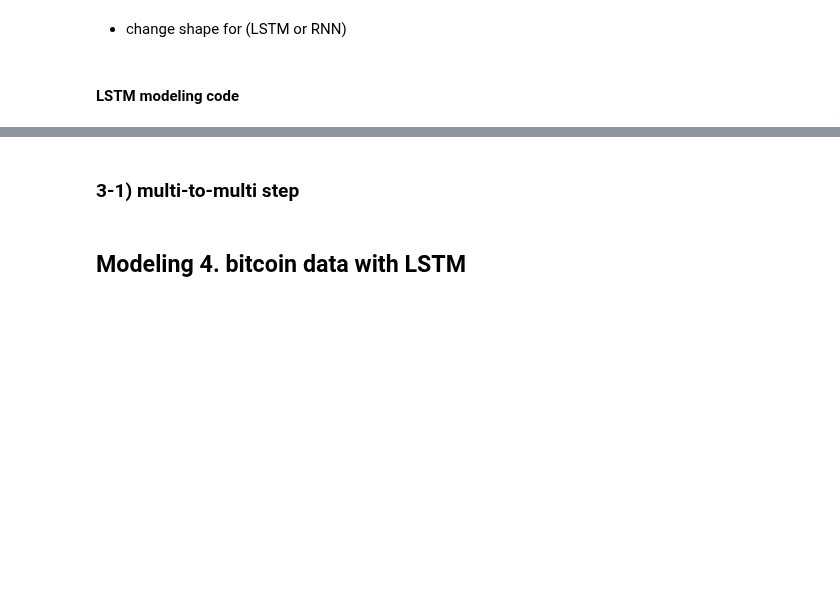
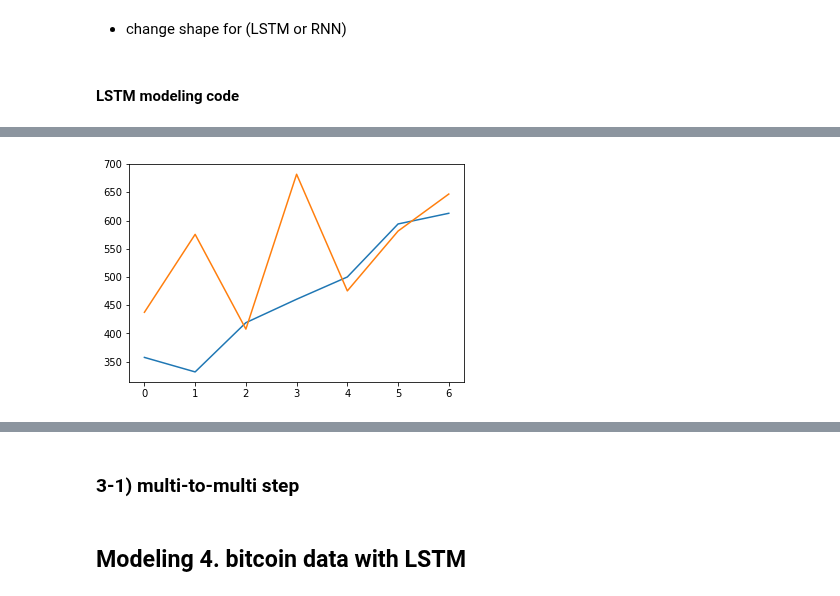
Before and after one commit to yoonkt200/tutorial-keras-deeplearning, a Jupyter notebook: 05-LSTM-keras/keras-lstm-series-tutorial.ipynb, the cells around one changed output, grey strips where cells are left out. Saved outputs shown, nothing was run; the diff lists cells and outputs as text; code cells hidden in the pictures; blank space fills up the shorter version.

Commit message:
lstm 3-1 end

```diff
--- a/05-LSTM-keras/keras-lstm-series-tutorial.ipynb
+++ b/05-LSTM-keras/keras-lstm-series-tutorial.ipynb
@@ -451,27 +454,23 @@ x_test_series = x_test.reshape(x_test.shape[0], time_step, feature_num)
 # %%
+num_epochs = 500
+batch_size=1
+
 # simple lstm network learning
 model = Sequential()
-model.add(LSTM(20, input_shape=(time_step, feature_num), return_sequences=False, stateful=True)) # (timestep, feature)
+model.add(LSTM(128, batch_input_shape=(batch_size, time_step, feature_num), # batch_input_shape = (배치사이즈, 타임스텝, 속성)
+               return_sequences=False,
+               stateful=True))
 model.add(Dense(1)) # output = 1
 model.compile(loss='mean_squared_error', optimizer='adam')
 
-model.fit(x_train_series, y_train, epochs=100, batch_size=13, verbose=1)
+for epoch_idx in range(num_epochs):
+    print ('epochs : ' + str(epoch_idx) )
+    model.fit(x_train_series, y_train, epochs=1, batch_size=batch_size, verbose=2, shuffle=False)
+    model.reset_states()
 
-# make prediction
-testPredict = model.predict(testX)
-testPredict = scaler.inverse_transform(testPredict)
-testY = scaler.inverse_transform(testY)
-testScore = math.sqrt(mean_squared_error(testY, testPredict))
-print('Train Score: %.2f RMSE' % testScore)
-
-# predict last value (or tomorrow?)
-lastX = nptf[-1]
-lastX = np.reshape(lastX, (1, 1, 1))
-lastY = model.predict(lastX)
-lastY = scaler.inverse_transform(lastY)
-print('Predict the Close value of final day: %d' % lastY)  # 데이터 입력 마지막 다음날 종가 예측
-
-# plot
-plt.plot(testPredict)
-plt.plot(testY)
-plt.show()
+# prediction
+y_pred = model.predict(x_test_series, batch_size=batch_size)
+y_pred_origin = scaler.inverse_transform(y_pred)
+y_test_origin = scaler.inverse_transform(y_test)
+test_score = math.sqrt(mean_squared_error(y_test_origin, y_pred_origin))
+print('Train Score: %.2f RMSE' % test_score)
@@ -478,3 +495,10 @@ plt.show()
+# %%
+# plot
+plt.plot(y_pred_origin)
+plt.plot(y_test_origin)
+plt.show()
+# %% [output]
+[figure, added]
 # %%
 from IPython.display import SVG
 from keras.utils.vis_utils import model_to_dot
```
Also changed, not shown: parts of 3 cells of this notebook.
